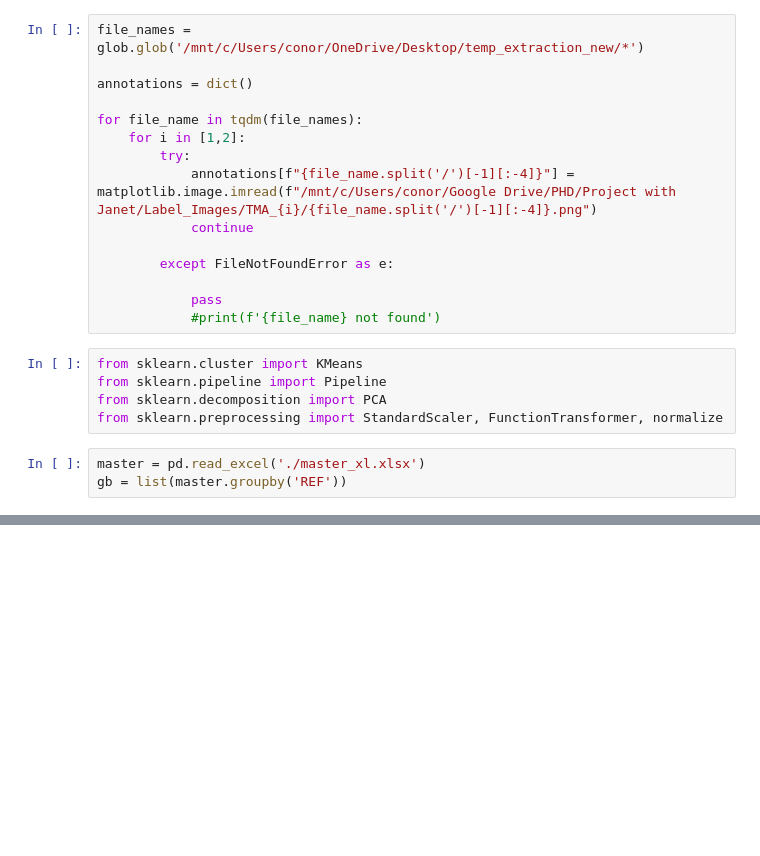
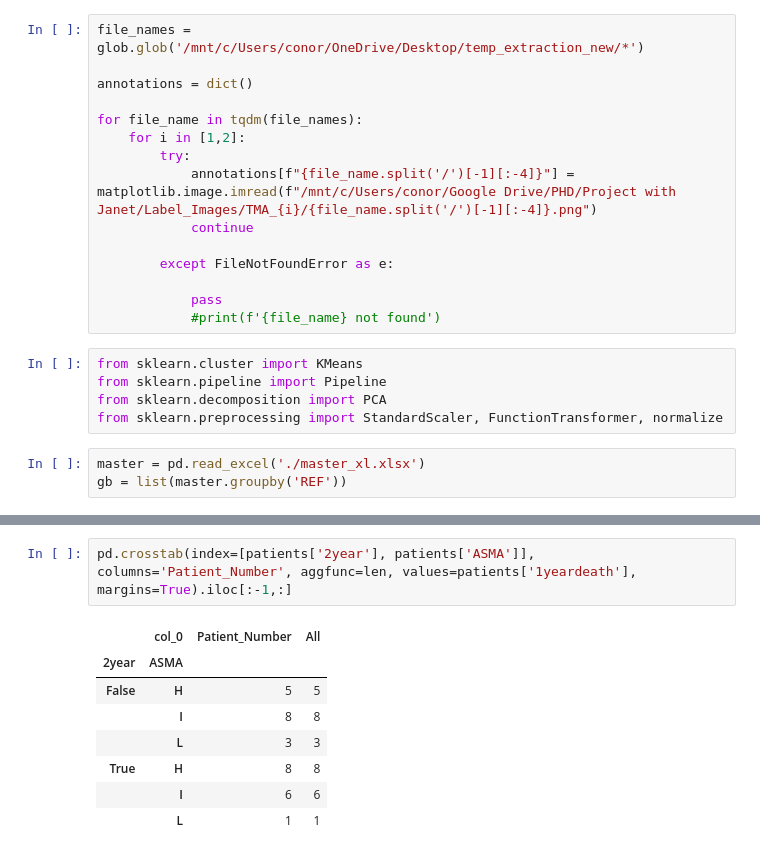
Before and after one commit to c-whitley/PHD, a Jupyter notebook: Prognosis_Plots.ipynb, the cells around one changed output, grey strips where cells are left out. Saved outputs shown, nothing was run; the diff lists cells and outputs as text; blank space fills up the shorter version.

```diff
--- a/Prognosis_Plots.ipynb
+++ b/Prognosis_Plots.ipynb
@@ -35,3 +102,14 @@ gb = list(master.groupby('REF'))
+# %%
+pd.crosstab(index=[patients['2year'], patients['ASMA']], columns='Patient_Number', aggfunc=len, values=patients['1yeardeath'], margins=True).iloc[:-1,:]
+# %% [output]
+|  | col_0 | Patient_Number | All |
+| 2year | ASMA |  |  |
+| False | H | 5 | 5 |
+|  | I | 8 | 8 |
+|  | L | 3 | 3 |
+| True | H | 8 | 8 |
+|  | I | 6 | 6 |
+|  | L | 1 | 1 |
 # %%
 row = gb[16]
 
```
Also changed, not shown: parts of 20 cells of this notebook, 10 other files.
